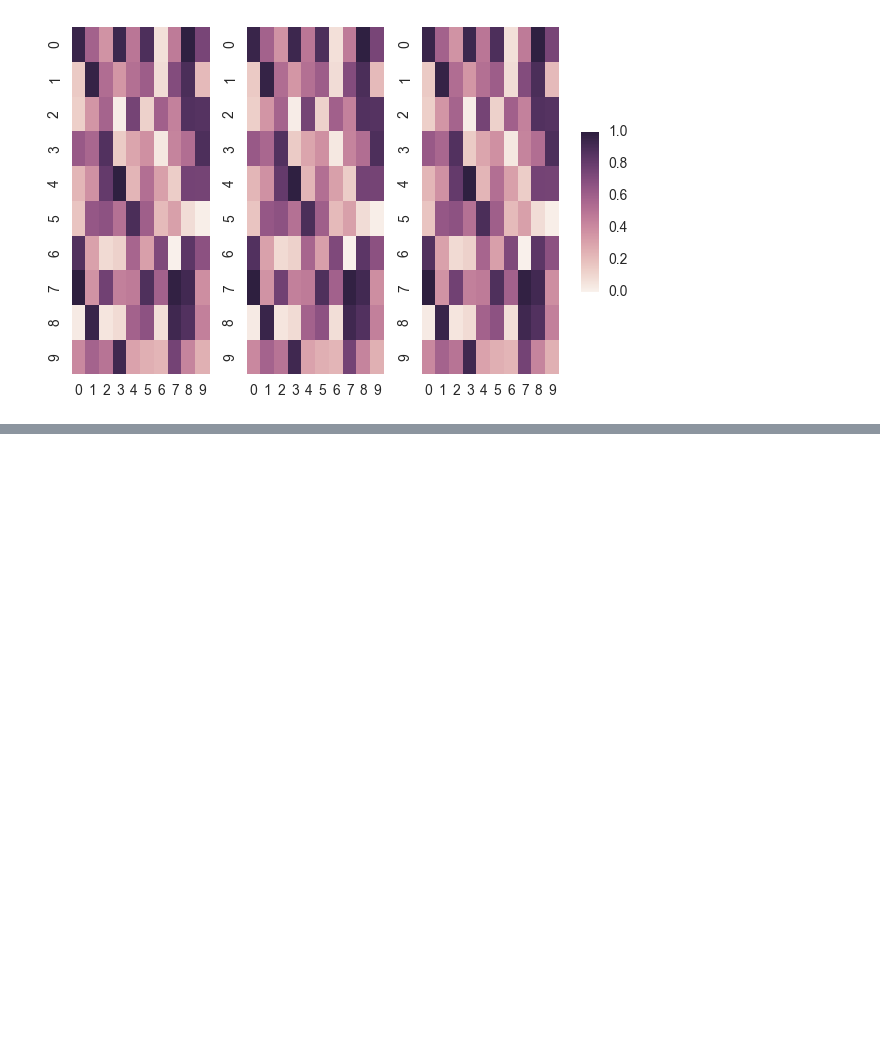
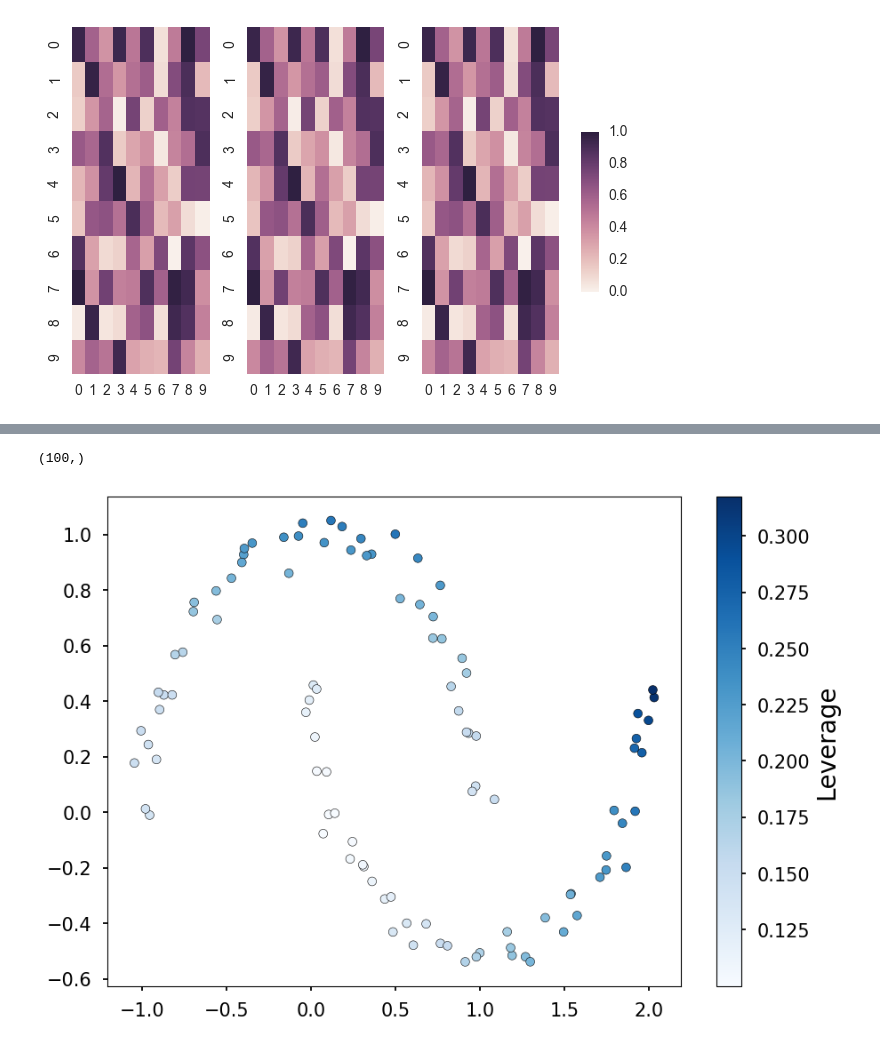
Before and after one commit to c-dickens/phd-work, a Jupyter notebook: visualisations/high-local-leverage-rows.ipynb, the cells around one changed output, grey strips where cells are left out. Drawn from its saved outputs; the diff is of its cells as text; code cells hidden in the pictures; blank space fills up the shorter version.

```diff
--- a/visualisations/high-local-leverage-rows.ipynb
+++ b/visualisations/high-local-leverage-rows.ipynb
@@ -351,0 +203,19 @@ fig.tight_layout(rect=[0, 0, .9, 1])
+# %%
+X1, Y1 = make_moons(n_samples=100, shuffle=True, noise=0.05, random_state=0)
+basis,_ = np.linalg.qr(X1)
+row_norms = np.linalg.norm(basis,ord=2, axis=1)**2
+row_norms.shape
+# %% [output]
+(100,)
+# %%
+fig, ax = plt.subplots()
+
+ax.scatter(X1[:, 0], X1[:, 1], edgecolors='k',
+            c=row_norms, cmap='Blues',
+            s=50, edgecolor='k')
+ax.tick_params(labelsize=15)
+cbar = fig.colorbar(f, ax=ax, )
+cbar.set_label("Leverage", size=20)
+cbar.ax.tick_params(labelsize=15)
+# %% [output]
+[figure, added]
```
Also changed, not shown: parts of 31 cells of this notebook.
